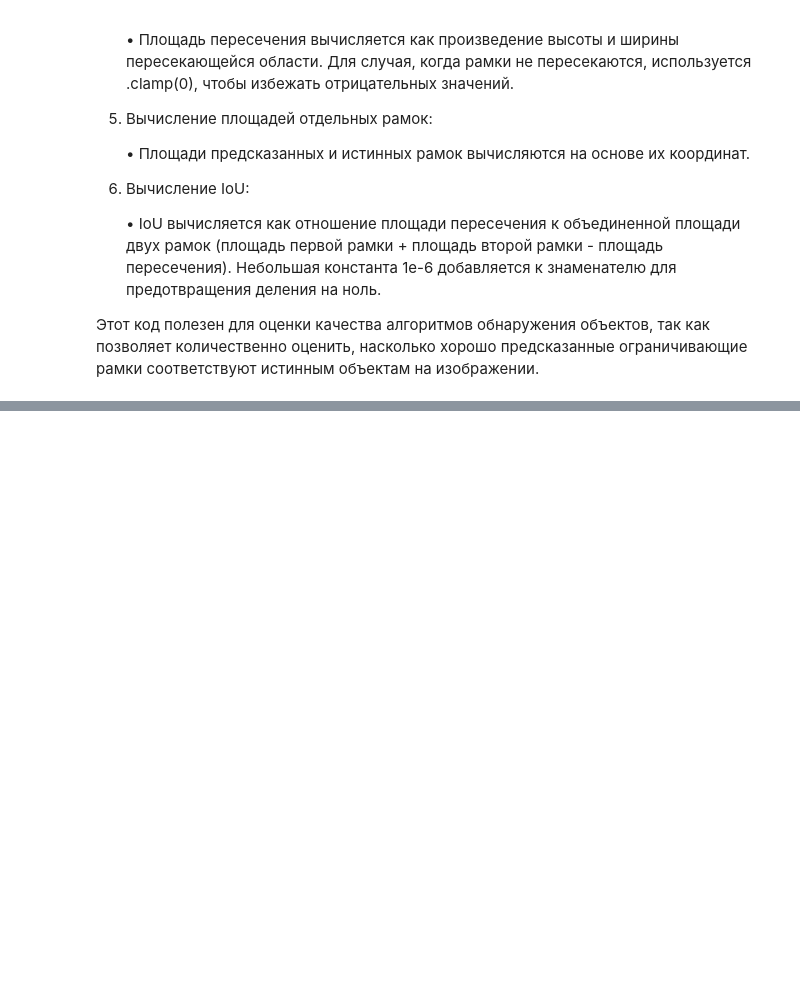
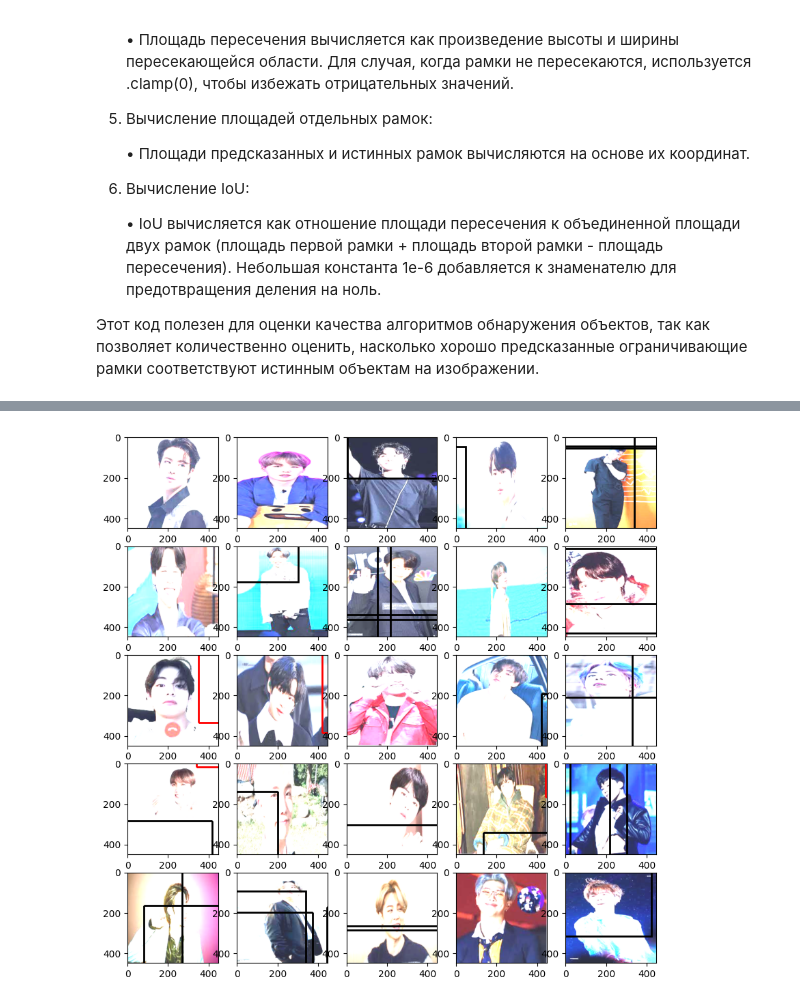
Before and after one commit to Toothless-1/BTS_YOLO_detection, a Jupyter notebook: BTS_YOLO_detection.ipynb, the cells around one changed output, grey strips where cells are left out. Drawn from its saved outputs; the diff is of its cells as text; code cells hidden in the pictures; blank space fills up the shorter version.

```diff
--- a/BTS_YOLO_detection.ipynb
+++ b/BTS_YOLO_detection.ipynb
@@ -1068,7 +1074,7 @@ class Compose(object):
         return img, bboxes
 
 
-transform = Compose([transforms.Resize((448, 448)), transforms.ToTensor()])
+transform = Compose([transforms.Resize((448, 448)), transforms.ToTensor(), transforms.Normalize(mean=[-0.0932, -0.0971, -0.1260], std=[0.5091, 0.4912, 0.4931])])
 # %%
 def main():
     model = YoloV1(split_size=7, num_boxes=2, num_classes=7).to(DEVICE)
@@ -1166,11 +1190,11 @@ def predictions():
         train_fn(test_loader, model, optimizer, loss_fn)
 
         pred_boxes, target_boxes = get_bboxes(
-            test_loader, model, iou_threshold=0.9, threshold=0.9
+            test_loader, model, iou_threshold=0.3, threshold=0.8
         )
 
         mean_avg_prec = mean_average_precision(
-            pred_boxes, target_boxes, iou_threshold=0.9, box_format="midpoint"
+            pred_boxes, target_boxes, iou_threshold=0.3, box_format="midpoint"
         )
         print(f"Test mAP: {mean_avg_prec}")
 
@@ -1256,9 +1286,9 @@ def get_bboxes_images(
 
 
 pred_boxes, target_boxes, images = get_bboxes_images(
-            test_loader, model, iou_threshold=0.9, threshold=0.9
+            test_loader, model, iou_threshold=0.3, threshold=0.8
 )
 # %%
-preds = [{'num_imag': pred_box[0], 'class': pred_box[1], 'conf': pred_box[2], 'box': list(np.array(pred_box[3:])*448)} \
+preds = [{'num_imag': pred_box[0], 'class': pred_box[1], 'conf': pred_box[2], 'box': pred_box[3:]} \
          for pred_box in pred_boxes]
 preds[:10:1]
@@ -1271,33 +1321,35 @@ color_classes = {
     0:'red',
     1:"blue",
     2:"green",
     3:'purple',
     4:'orange',
     5:'yellow',
     6:'black'
 }
 
 fig, ax = plt.subplots(5, 5, figsize = (10, 10))
 for idx, image in enumerate(images):
     try:
         ax[idx//5, idx%5].imshow(image.permute((1, 2, 0)).detach().numpy())
     except IndexError:
         pass
 for box in preds:
     # Create a Rectangle patch
     box_rect = box.get('box')
     center_x = box_rect[0]
     center_y = box_rect[1]
     width = box_rect[2]
     height = box_rect[3]
-    rect = patches.Rectangle((center_x, center_y),
-                             width, height,
-                             linewidth=1,
+    rect = patches.Rectangle((center_x * 448, center_y * 448),
+                             width * 448, height * 448,
+                             linewidth=2,
                              edgecolor=color_classes.get(int(box.get("class"))),
                              facecolor='none')
     idx_box = box.get("num_imag")
     # Add the patch to the Axes
     try:
         ax[idx_box//5, idx_box%5].add_patch(rect)
     except IndexError:
         pass
+# %% [output]
+[figure, added]
```
Also changed, not shown: parts of 10 cells of this notebook.
